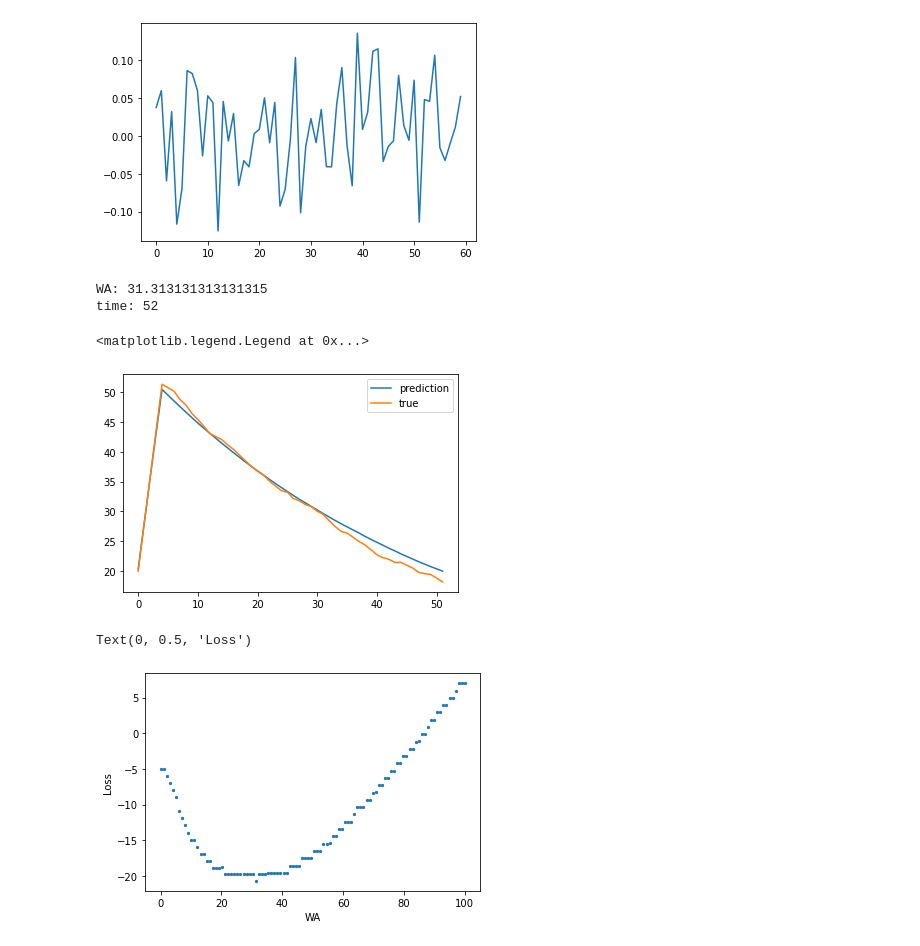
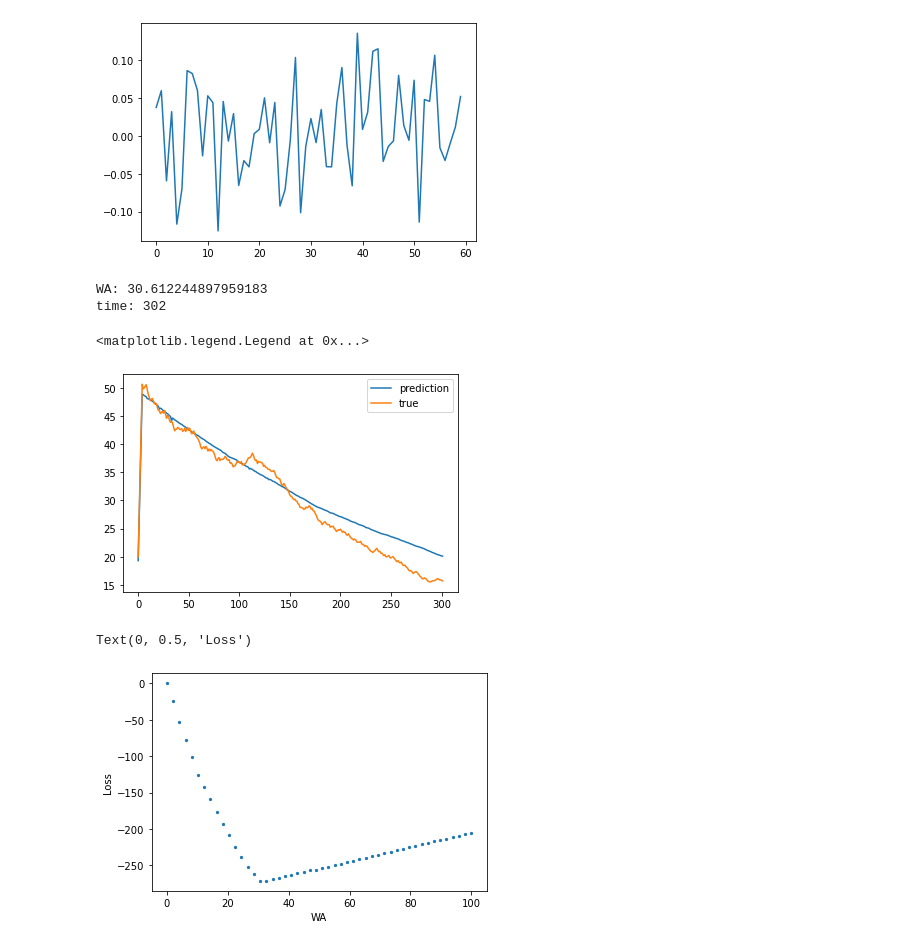
Before and after one commit to naiades-jsi/Carouge, a Jupyter notebook: notebooks/Flowerbed simulation.ipynb, the cells around one changed output. Drawn from its saved outputs; the diff is of its cells as text; code cells hidden in the pictures.

```diff
--- a/notebooks/Flowerbed simulation.ipynb
+++ b/notebooks/Flowerbed simulation.ipynb
@@ -66,12 +66,13 @@ def SimulateSteps(watering_ammount, current_val, T):
     s = top
     S = np.linspace(current_val, top, 5)
     for i in range(300):
-        condition = cond(i, T,  300)
-        s -= 0.02*s + (np.random.rand()-0.5)
+        condition = cond(i, T,  1000)
+        s -= 0.003*s + 0.03*s*(np.random.rand()-0.5)
         S = np.concatenate([S, [s]])
 
     return (S)
 
-plt.plot(SimulateSteps(100,0, 1))
-plt.ylim([0, 100])
+plt.plot(SimulateSteps(45,0, 1))
+plt.ylim([-10, 50])
+plt.xlim([-10, 1000])
 # %% [output]
@@ -124,6 +125,6 @@ Epoch 30/30
 <tensorflow.python.keras.callbacks.History at 0x...>
 # %%
-WA =20
+WA =50
 curr = 0
 T = 1
 
@@ -220,41 +221,41 @@ plt.plot(errors)
 # %%
 Loss = lambda WA, time: 1*WA - 1*time
 
 current_dampness = 20
 estimated_th = 20
 
-WAs = np.linspace(0, 100, 100)
+WAs = np.linspace(0, 100, 50)
 Times = []
 Losses = []
 
 #Get the loss for all possible watering ammounts
 for i in WAs:
     y_pred = model.predict(np.atleast_2d([i, current_dampness, T]))[0]
     t = len(y_pred[y_pred>=estimated_th])
     Times.append(t)
     Losses.append(Loss(i, t))
 
 #choose the minimal loss
 idx = np.argmin(Losses)
 WA = WAs[idx]
 time = Times[idx]
 
 print("WA: " + str(WA))
 print("time: " + str(time))
 
 y_pred = model.predict(np.atleast_2d([WA, current_dampness, T]))
 plt.plot(y_pred[0][:time], label = 'prediction')
 plt.plot(SimulateSteps(WA, current_dampness, T)[:time], label = 'true')
 plt.legend()
 # %% [output]
-WA: 31.313131313131315
-time: 52
+WA: 30.612244897959183
+time: 302
 <matplotlib.legend.Legend at 0x...>
-[figure, old version]
+[figure, new version]
 # %%
 plt.scatter(WAs, Losses, s = 5)
 plt.xlabel('WA')
 plt.ylabel('Loss')
 # %% [output]
 Text(0, 0.5, 'Loss')
-[figure, old version]
+[figure, new version]
```
Also changed, not shown: parts of 3 cells of this notebook, 6 other files.
